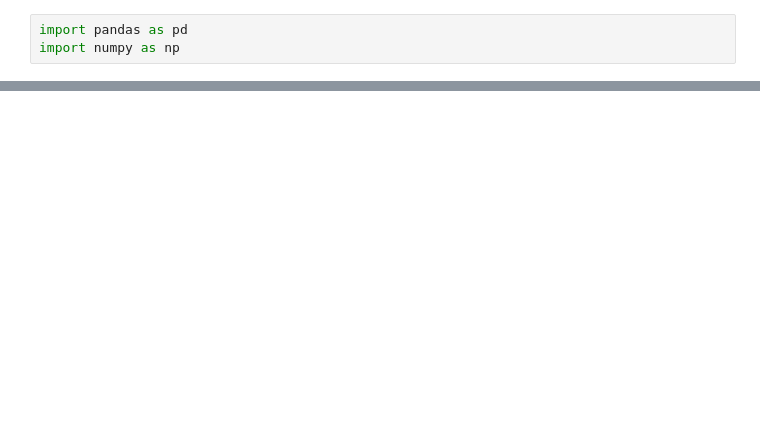
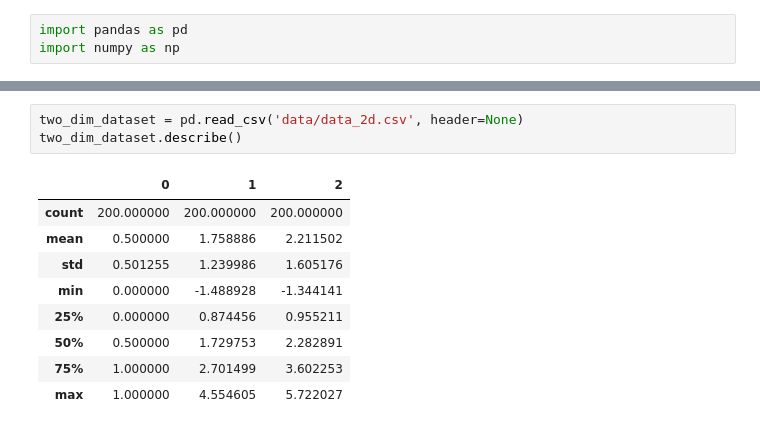
Before and after one commit to bohdanboiprav/GOIT, a Jupyter notebook: DATA SCIENCE/Week 6/HW_6.ipynb, the cells around one changed output, grey strips where cells are left out. Drawn from its saved outputs; the diff is of its cells as text; blank space fills up the shorter version.

```diff
--- a/DATA SCIENCE/Week 6/HW_6.ipynb
+++ b/DATA SCIENCE/Week 6/HW_6.ipynb
@@ -27,0 +41,13 @@ mnist.head()
+# %%
+two_dim_dataset = pd.read_csv('data/data_2d.csv', header=None)
+two_dim_dataset.describe()
+# %% [output]
+|  | 0 | 1 | 2 |
+| count | 200.000000 | 200.000000 | 200.000000 |
+| mean | 0.500000 | 1.758886 | 2.211502 |
+| std | 0.501255 | 1.239986 | 1.605176 |
+| min | 0.000000 | -1.488928 | -1.344141 |
+| 25% | 0.000000 | 0.874456 | 0.955211 |
+| 50% | 0.500000 | 1.729753 | 2.282891 |
+| 75% | 1.000000 | 2.701499 | 3.602253 |
+| max | 1.000000 | 4.554605 | 5.722027 |
```
Also changed, not shown: parts of 7 cells of this notebook.
